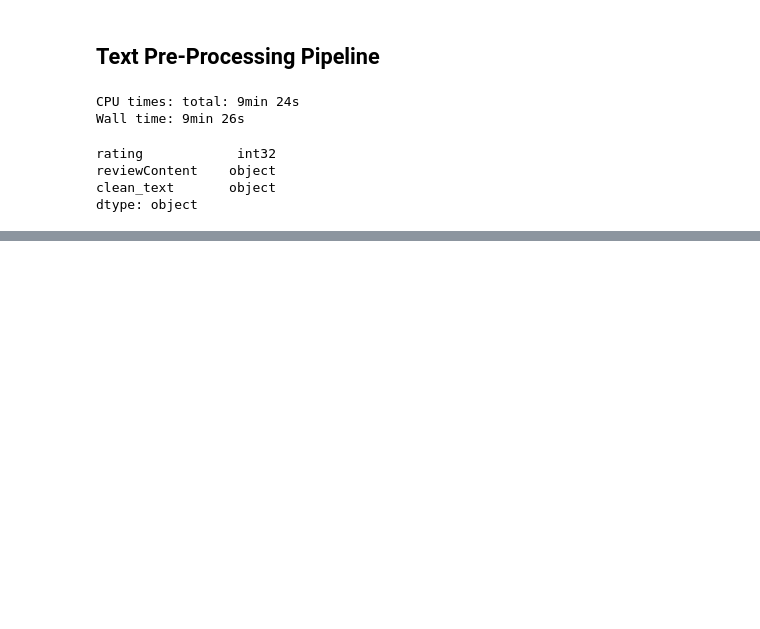
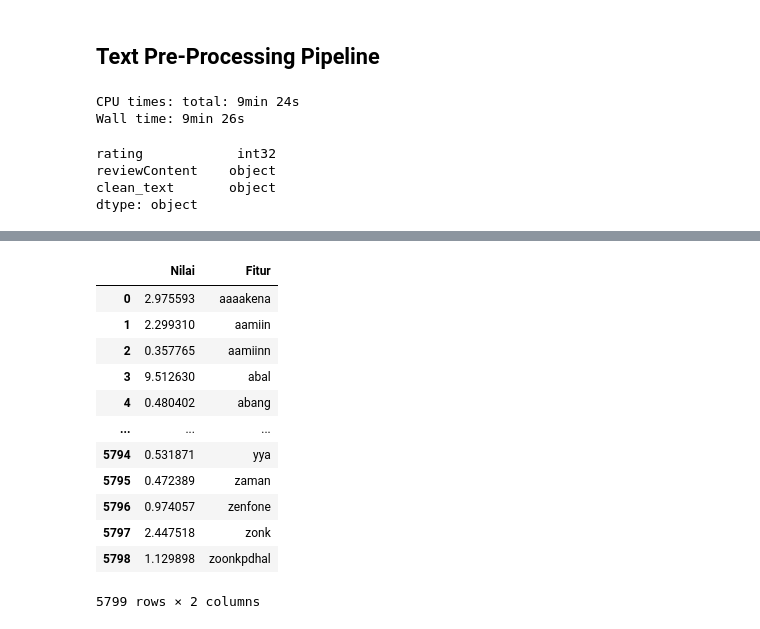
Before and after one commit to habibsatya/nlp-excercise, a Jupyter notebook: nlp.ipynb, the cells around one changed output, grey strips where cells are left out. Saved outputs shown, nothing was run; the diff lists cells and outputs as text; code cells hidden in the pictures; blank space fills up the shorter version.

```diff
--- a/nlp.ipynb
+++ b/nlp.ipynb
@@ -286,0 +379,3 @@ data.to_csv('clean_data.csv')
+# %%
+Data = pd.DataFrame(chi2_features.scores_, columns=['Nilai'])
+Data
@@ -286,0 +396,20 @@ data.to_csv('clean_data.csv')
+# %%
+feature = vec_TF_IDF.get_feature_names_out()
+feature
+
+Data['Fitur'] = feature
+Data
+# %% [output]
+|  | Nilai | Fitur |
+| 0 | 2.975593 | aaaakena |
+| 1 | 2.299310 | aamiin |
+| 2 | 0.357765 | aamiinn |
+| 3 | 9.512630 | abal |
+| 4 | 0.480402 | abang |
+| ... | ... | ... |
+| 5794 | 0.531871 | yya |
+| 5795 | 0.472389 | zaman |
+| 5796 | 0.974057 | zenfone |
+| 5797 | 2.447518 | zonk |
+| 5798 | 1.129898 | zoonkpdhal |
+5799 rows × 2 columns
```
Also changed, not shown: parts of 19 cells of this notebook, 2 other files.
